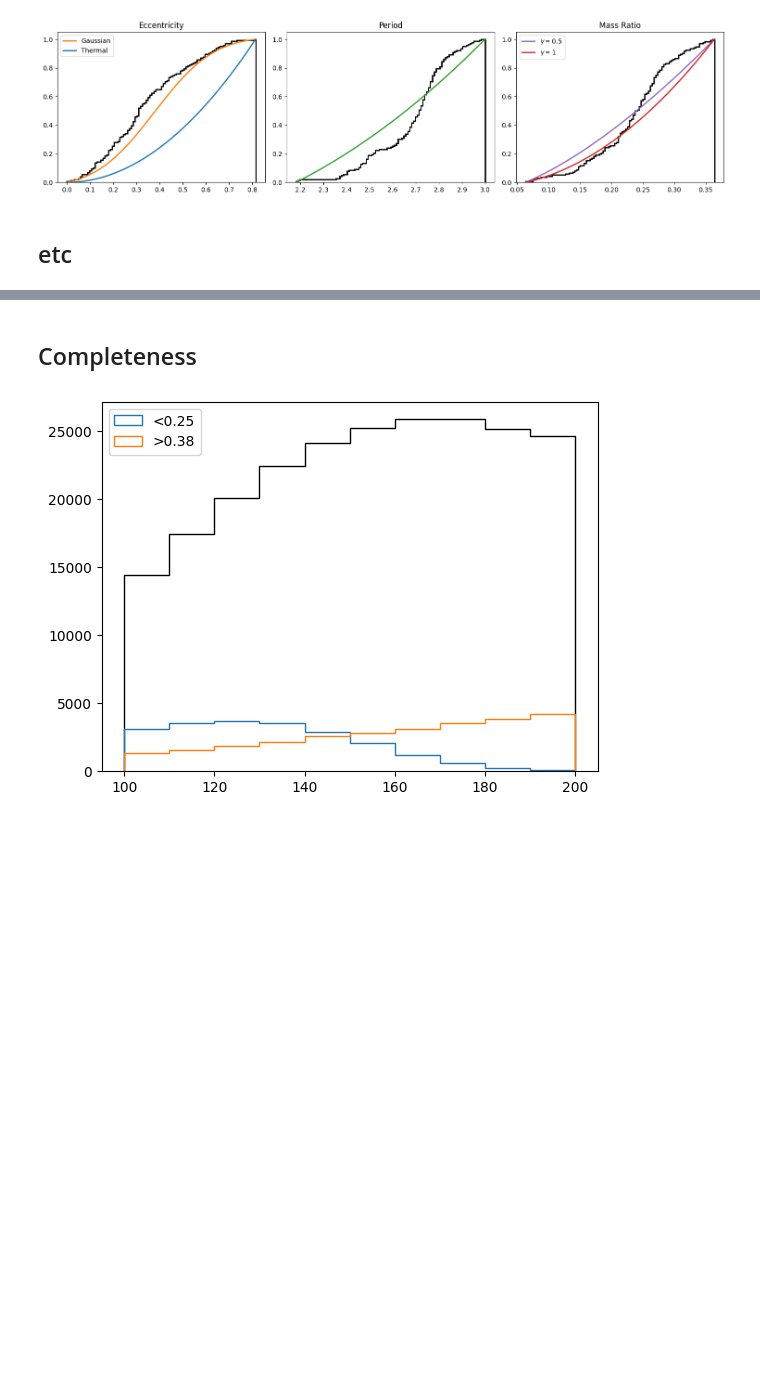
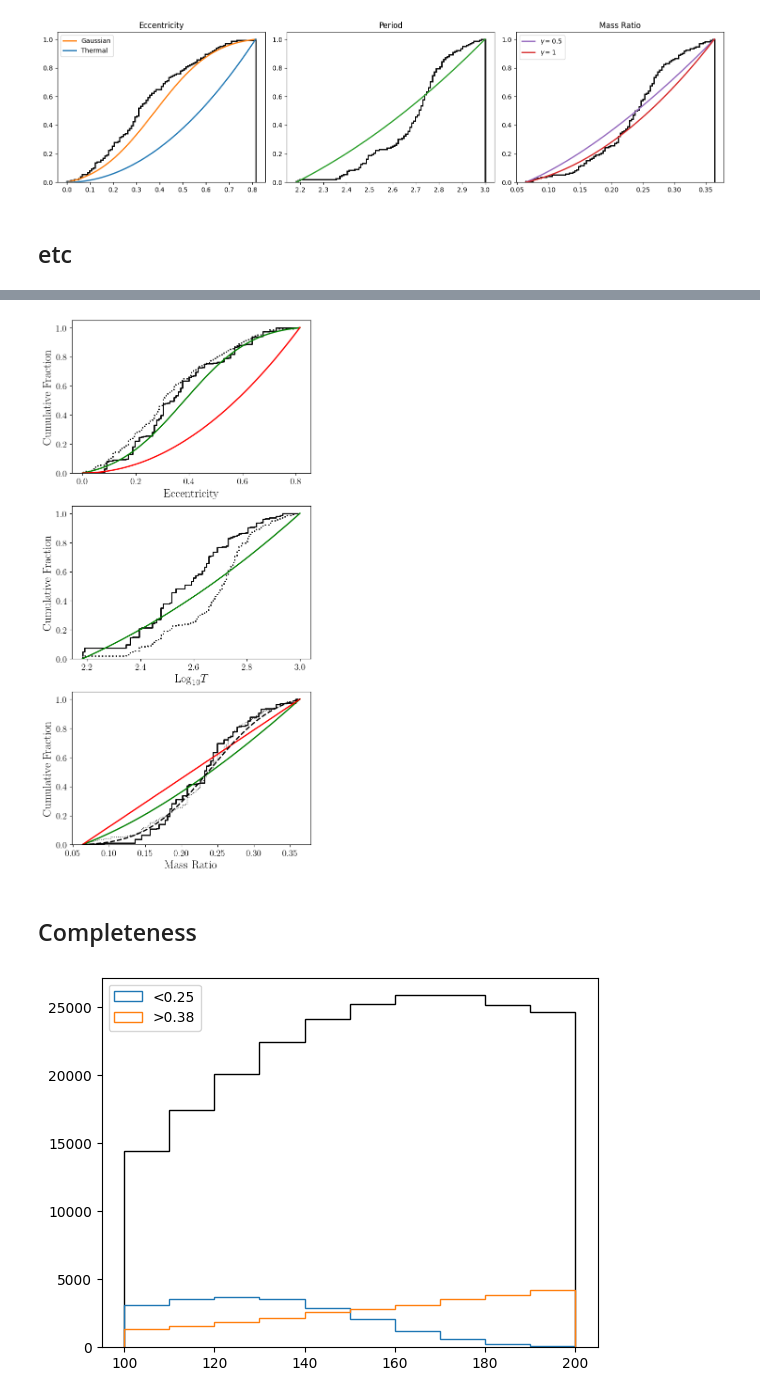
Before and after one commit to BenPennell/BrownDwarfProbabilities, a Jupyter notebook: CataloguePlots.ipynb, the cells around one changed output, grey strips where cells are left out. Saved outputs shown, nothing was run; the diff lists cells and outputs as text; code cells hidden in the pictures; blank space fills up the shorter version.

```diff
--- a/CataloguePlots.ipynb
+++ b/CataloguePlots.ipynb
@@ -291,3 +300,68 @@ plt.savefig("./plots/SelectionInversion.png", dpi=800)
+# %%
+def step_cdf(ax, data, bins=100, range=None, **kwargs):
+    hist, edges = np.histogram(
+        data, bins=bins, range=range, density=True
+    )
+    cdf = np.cumsum(hist) * np.diff(edges)
+    ax.plot(edges[:-1], cdf, drawstyle="steps-pre", **kwargs)
+
+fig, axes = plt.subplots(3, 1, figsize=(6, 12), sharey=True)
+
+# Eccentricity
+step_cdf(
+    axes[0], results["eccentricity"],
+    bins=100, color="k", linestyle=":", linewidth=2
+)
+step_cdf(
+    axes[0], new_eccs,
+    bins=100, color="k", linewidth=2
+)
+axes[0].plot(es, np.cumsum(pes) * (es[1] - es[0]),
+             color="Green", linewidth=2, label="Gaussian")
+axes[0].plot(es, np.cumsum(pts) * (es[1] - es[0]),
+             color="Red", linewidth=2, label="Thermal")
+axes[0].set_xlabel("Eccentricity")
+axes[0].set_ylabel("Cumulative Fraction")
+
+# Period
+step_cdf(
+    axes[1], np.log10(results["period"]),
+    bins=100, range=(np.min(periods), 3),
+    color="k", linestyle=":", linewidth=2
+)
+step_cdf(
+    axes[1], new_periods,
+    bins=100, range=(np.min(periods), 3),
+    color="k", linewidth=2
+)
+axes[1].plot(ps, np.cumsum(pps) * (ps[1] - ps[0]),
+             color="Green", linewidth=2)
+axes[1].set_xlabel(r"$\text{Log}_{10}T$")
+axes[1].set_ylabel("Cumulative Fraction")
+
+# Mass Ratio
+step_cdf(
+    axes[2], mass_ratios,
+    bins=100, color="k", linestyle=":", linewidth=1
+)
+step_cdf(
+    axes[2], new_mass_ratios,
+    bins=100, color="k", linewidth=2
+)
+axes[2].plot(qs, np.cumsum(qps) * (qs[1] - qs[0]),
+             color="Green", linewidth=2, label=r"$\gamma=0.5$")
+axes[2].plot(qs, np.cumsum(qps0) * (qs[1] - qs[0]),
+             color="Red", linewidth=2, label=r"$\gamma=0$")
+axes[2].plot(qs, np.cumsum(qg) * (qs[1] - qs[0]),
+             color="k", linestyle="--", linewidth=2, label="Gaussian")
+axes[2].set_xlabel("Mass Ratio")
+axes[2].set_ylabel("Cumulative Fraction")
+
+axes[0].set_ylim(bottom=0)
+plt.tight_layout()
+plt.savefig("./plots/SelectionInversion.pdf", dpi=800)
+# %% [output]
+[figure, added]
 # %% [markdown]
 ## Completeness
 # %%
```
Also changed, not shown: parts of 10 cells of this notebook, 22 other files.
